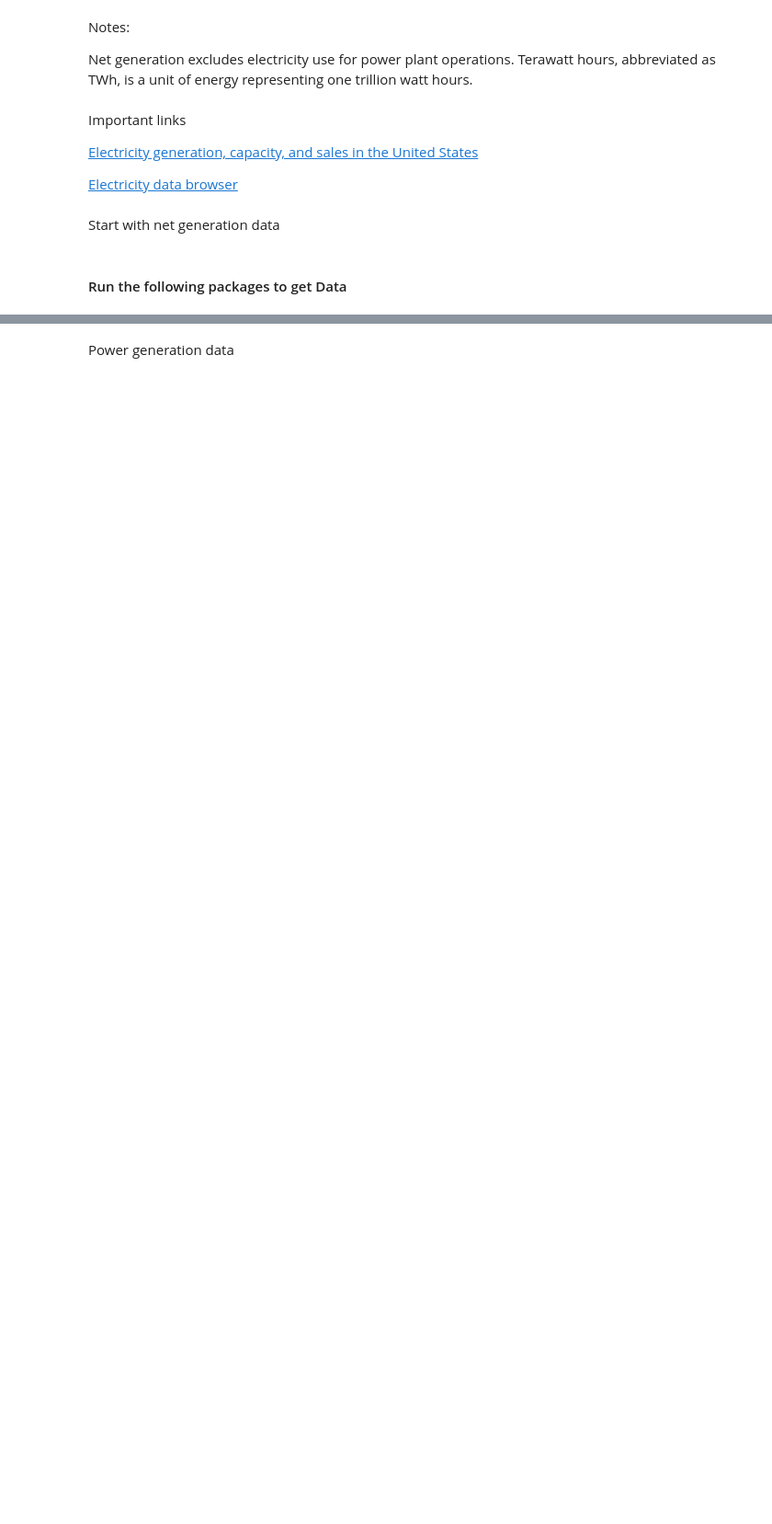
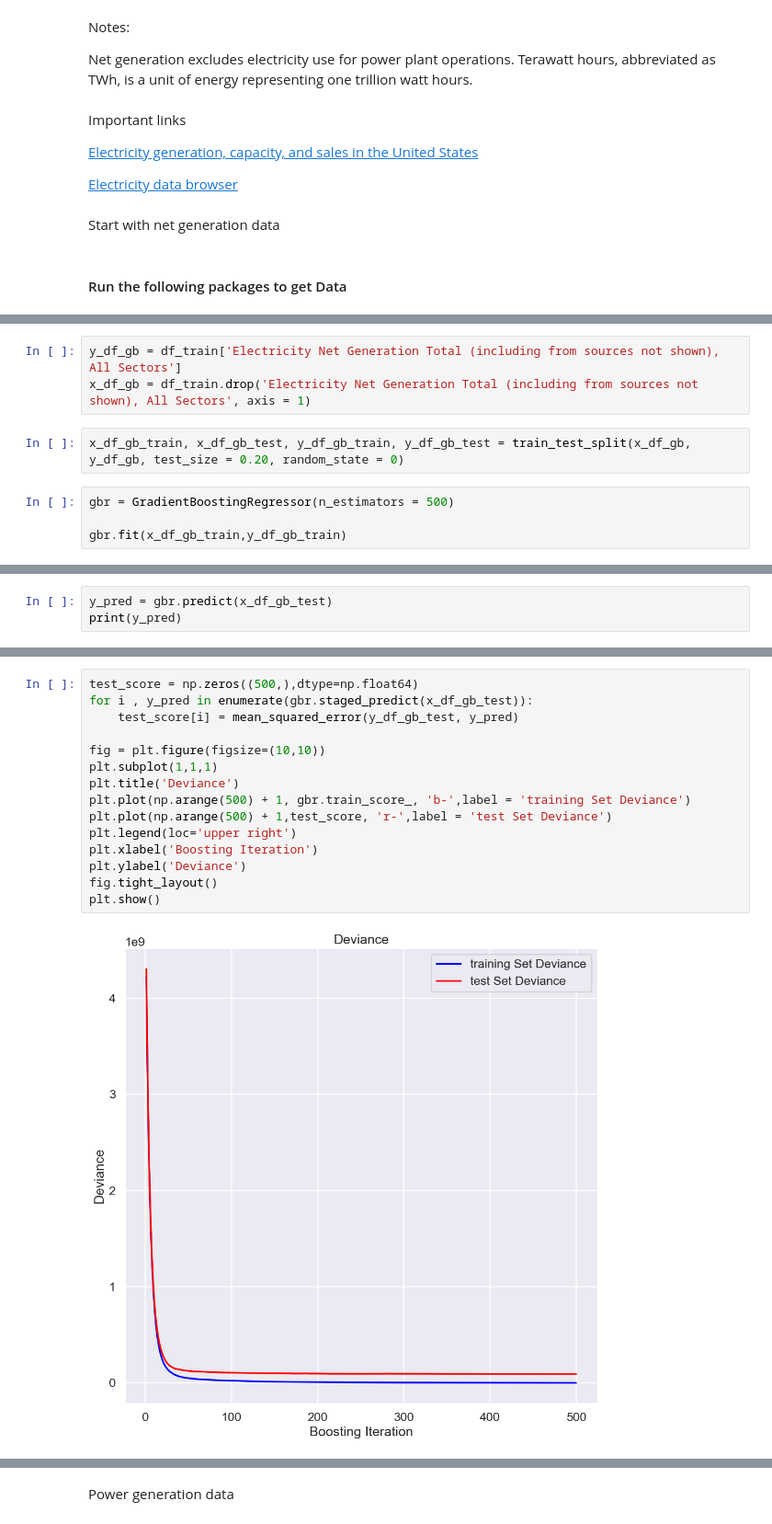
Before and after one commit to NickSordi/6505-Final-Project, a Jupyter notebook: EIA Analysis.ipynb, the cells around one changed output, grey strips where cells are left out. Shown at 92% size. Drawn from its saved outputs; the diff is of its cells as text; blank space fills up the shorter version.

```diff
--- a/EIA Analysis.ipynb
+++ b/EIA Analysis.ipynb
@@ -27,0 +91,9 @@ Start with net generation data
+# %%
+y_df_gb = df_train['Electricity Net Generation Total (including from sources not shown), All Sectors']
+x_df_gb = df_train.drop('Electricity Net Generation Total (including from sources not shown), All Sectors', axis = 1)
+# %%
+x_df_gb_train, x_df_gb_test, y_df_gb_train, y_df_gb_test = train_test_split(x_df_gb, y_df_gb, test_size = 0.20, random_state = 0)
+# %%
+gbr = GradientBoostingRegressor(n_estimators = 500)
+
+gbr.fit(x_df_gb_train,y_df_gb_train)
@@ -27,0 +102,3 @@ Start with net generation data
+# %%
+y_pred = gbr.predict(x_df_gb_test)
+print(y_pred)
@@ -27,0 +150,17 @@ Start with net generation data
+# %%
+test_score = np.zeros((500,),dtype=np.float64)
+for i , y_pred in enumerate(gbr.staged_predict(x_df_gb_test)):
+    test_score[i] = mean_squared_error(y_df_gb_test, y_pred)
+
+fig = plt.figure(figsize=(10,10))
+plt.subplot(1,1,1)
+plt.title('Deviance')
+plt.plot(np.arange(500) + 1, gbr.train_score_, 'b-',label = 'training Set Deviance')
+plt.plot(np.arange(500) + 1,test_score, 'r-',label = 'test Set Deviance')
+plt.legend(loc='upper right')
+plt.xlabel('Boosting Iteration')
+plt.ylabel('Deviance')
+fig.tight_layout()
+plt.show()
+# %% [output]
+[figure, added]
```
Also changed, not shown: parts of 60 cells of this notebook.
